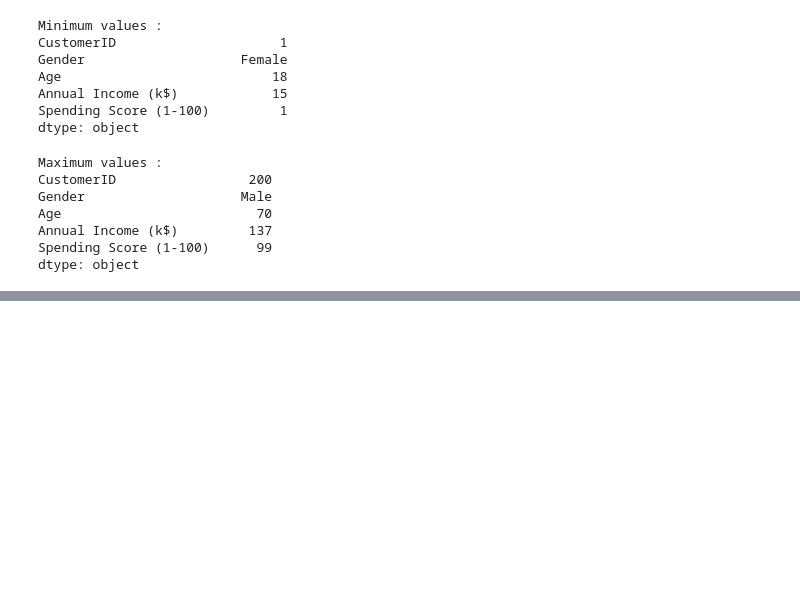
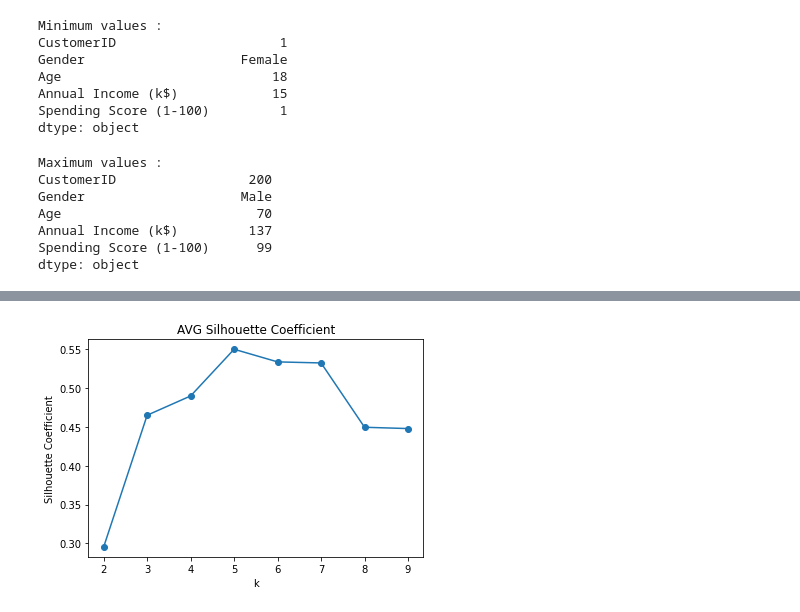
Before and after one commit to William-Surya-Wijaya/tubes-ppdp, a Jupyter notebook: laporan/TB_01.ipynb, the cells around one changed output, grey strips where cells are left out. Saved outputs shown, nothing was run; the diff lists cells and outputs as text; code cells hidden in the pictures; blank space fills up the shorter version.

```diff
--- a/laporan/TB_01.ipynb
+++ b/laporan/TB_01.ipynb
@@ -69,0 +174,10 @@ print(mall);
+# %%
+# silhouette Coefficient Result Visualization
+plt.plot(k_range, silhouette_coefficients, marker= "o");
+
+plt.xlabel('k'); plt.xticks(np.arange(2, 10));
+plt.ylabel("Silhouette Coefficient"); plt.title("AVG Silhouette Coefficient");
+
+plt.show();
+# %% [output]
+[figure, added]
```
Also changed, not shown: parts of 6 cells of this notebook, 2 other files.
